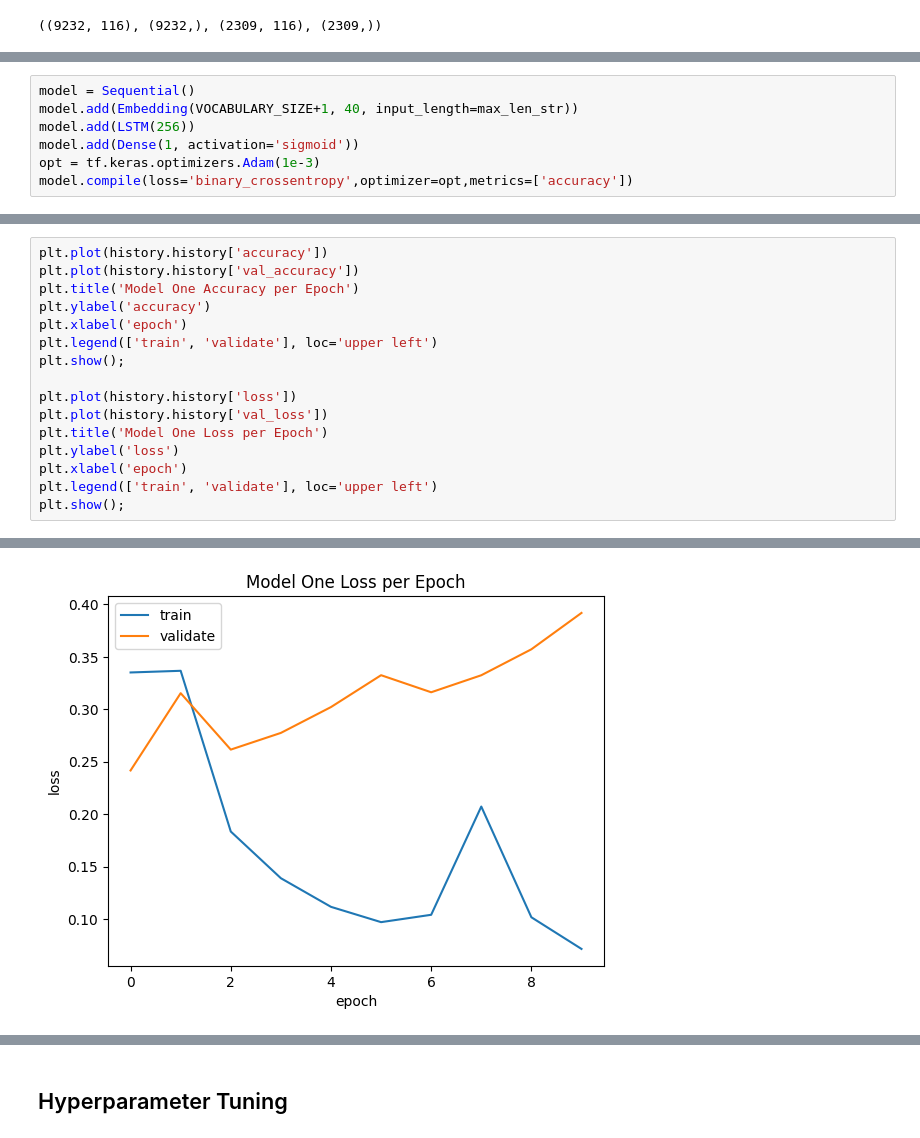
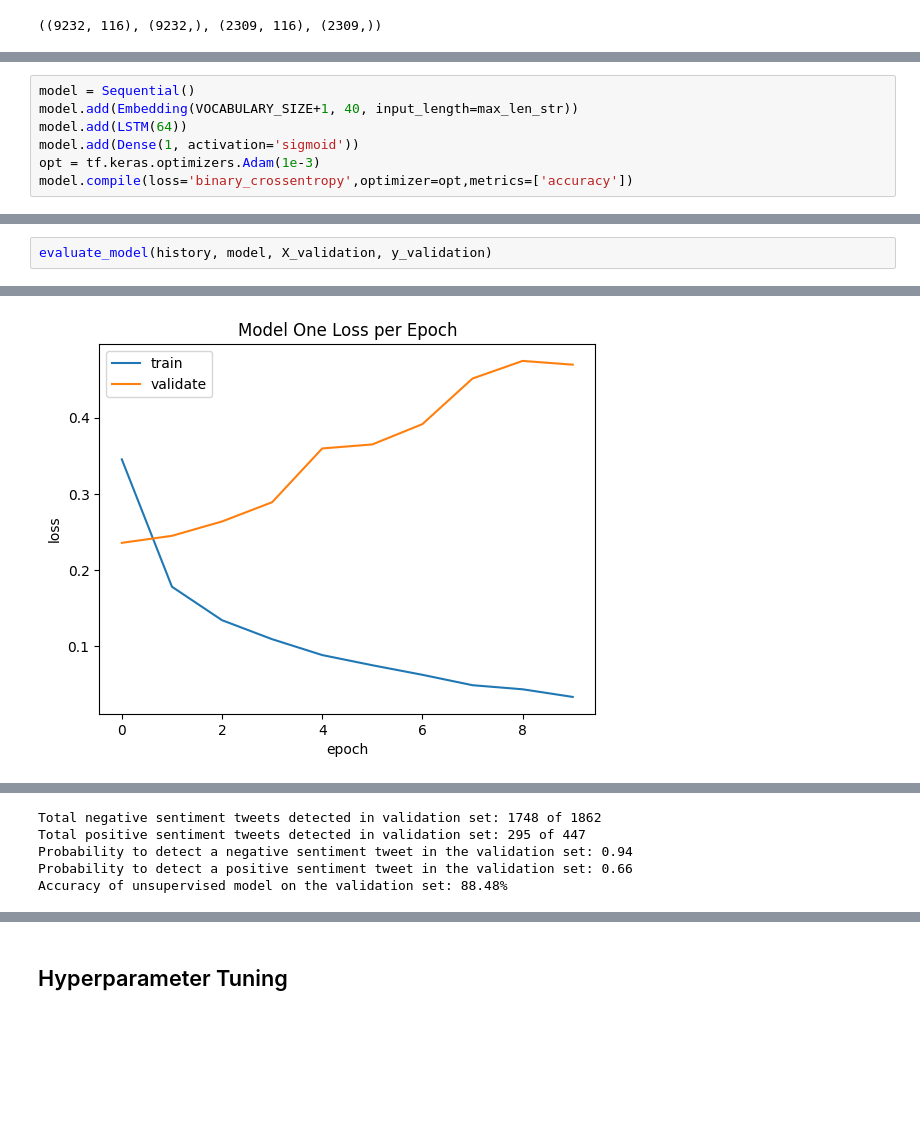
Before and after one commit to karansangha/5511_week6_finalproject, a Jupyter notebook: Sentiment Analysis.ipynb, the cells around one changed output, grey strips where cells are left out. Drawn from its saved outputs; the diff is of its cells as text; blank space fills up the shorter version.

Commit message:
basic refactoring & model training done

```diff
--- a/Sentiment Analysis.ipynb
+++ b/Sentiment Analysis.ipynb
@@ -392,7 +425,7 @@ def plot_confusion_matrix(cm, classes,title='Confusion matrix', cmap=plt.cm.Blue
 # %%
 model = Sequential()
 model.add(Embedding(VOCABULARY_SIZE+1, 40, input_length=max_len_str))
-model.add(LSTM(256))
+model.add(LSTM(64))
 model.add(Dense(1, activation='sigmoid'))
 opt = tf.keras.optimizers.Adam(1e-3)
 model.compile(loss='binary_crossentropy',optimizer=opt,metrics=['accuracy'])
@@ -448,17 +480,3 @@ Epoch 10/10
 # %%
-plt.plot(history.history['accuracy'])
-plt.plot(history.history['val_accuracy'])
-plt.title('Model One Accuracy per Epoch')
-plt.ylabel('accuracy')
-plt.xlabel('epoch')
-plt.legend(['train', 'validate'], loc='upper left')
-plt.show();
-
-plt.plot(history.history['loss'])
-plt.plot(history.history['val_loss'])
-plt.title('Model One Loss per Epoch')
-plt.ylabel('loss')
-plt.xlabel('epoch')
-plt.legend(['train', 'validate'], loc='upper left')
-plt.show();
+evaluate_model(history, model, X_validation, y_validation)
 # %% [output]
@@ -466 +484 @@ plt.show();
-[figure, old version]
+[figure, new version]
@@ -466,0 +487,5 @@ plt.show();
+Total negative sentiment tweets detected in validation set: 1748 of 1862
+Total positive sentiment tweets detected in validation set: 295 of 447
+Probability to detect a negative sentiment tweet in the validation set: 0.94
+Probability to detect a positive sentiment tweet in the validation set: 0.66
+Accuracy of unsupervised model on the validation set: 88.48%
```
Also changed, not shown: parts of 30 cells of this notebook.
